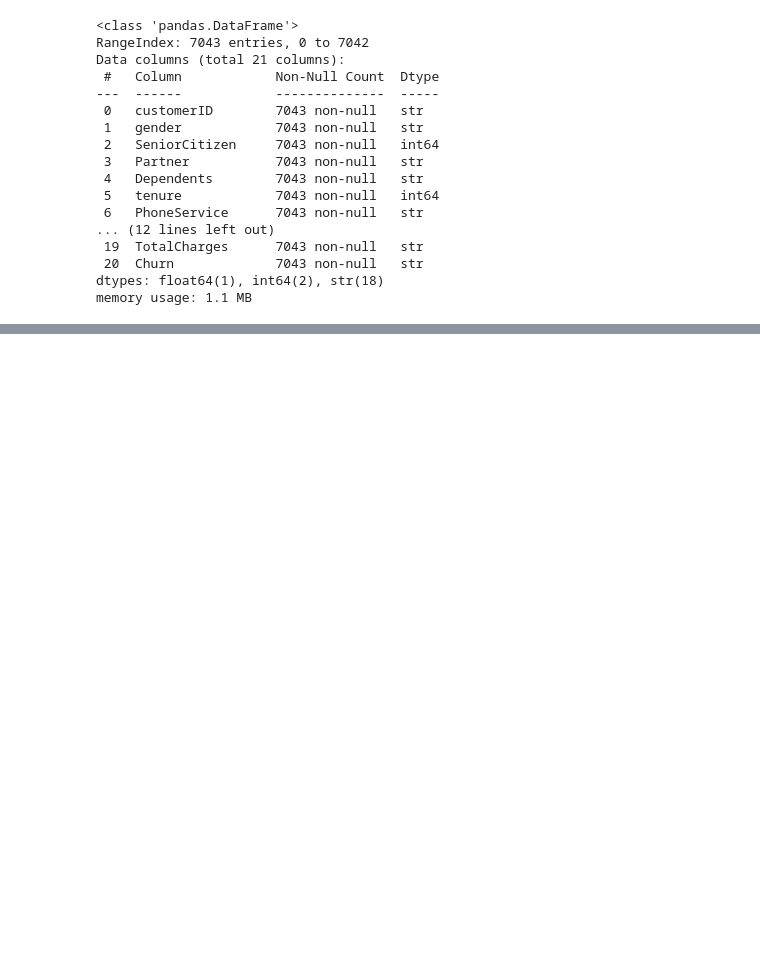
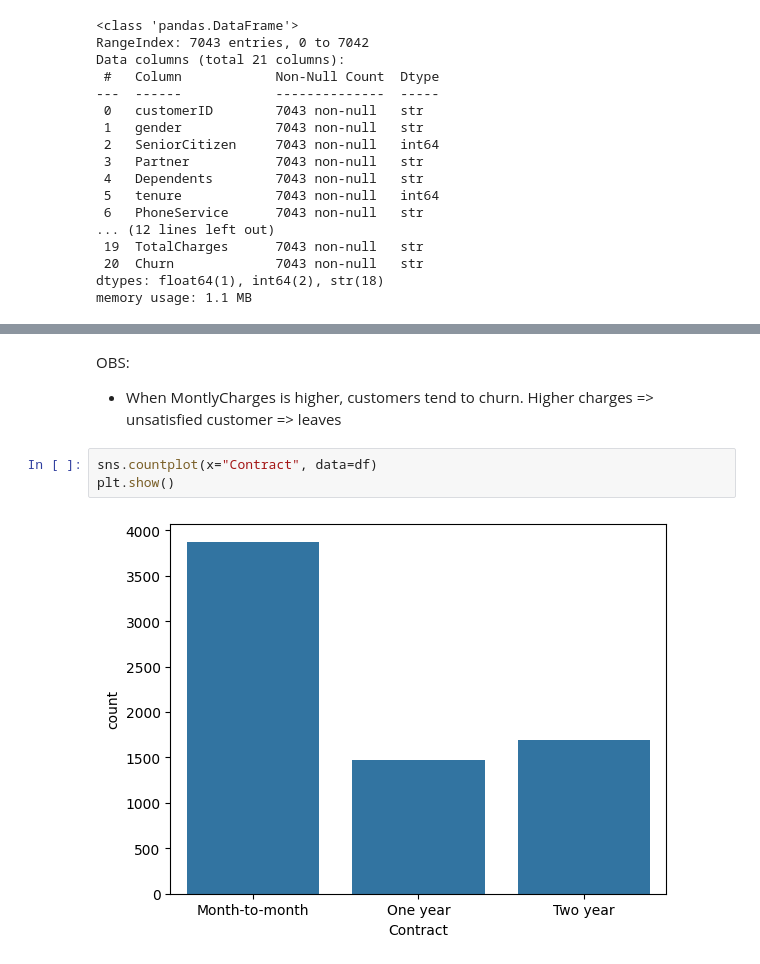
Before and after one commit to BejenaruIoanMatei/Churn-Analysis-Prediction, a Jupyter notebook: scripts/EDA.ipynb, the cells around one changed output, grey strips where cells are left out. Cells and saved outputs as stored; diff of their text form; blank space fills up the shorter version.

```diff
--- a/scripts/EDA.ipynb
+++ b/scripts/EDA.ipynb
@@ -55,0 +232,9 @@ df.head(n=3)
+# %% [markdown]
+OBS:
+
+-   When MontlyCharges is higher, customers tend to churn. Higher charges => unsatisfied customer => leaves
+# %%
+sns.countplot(x="Contract", data=df)
+plt.show()
+# %% [output]
+[figure, added]
```
Also changed, not shown: parts of 68 cells of this notebook, 2 other files.
